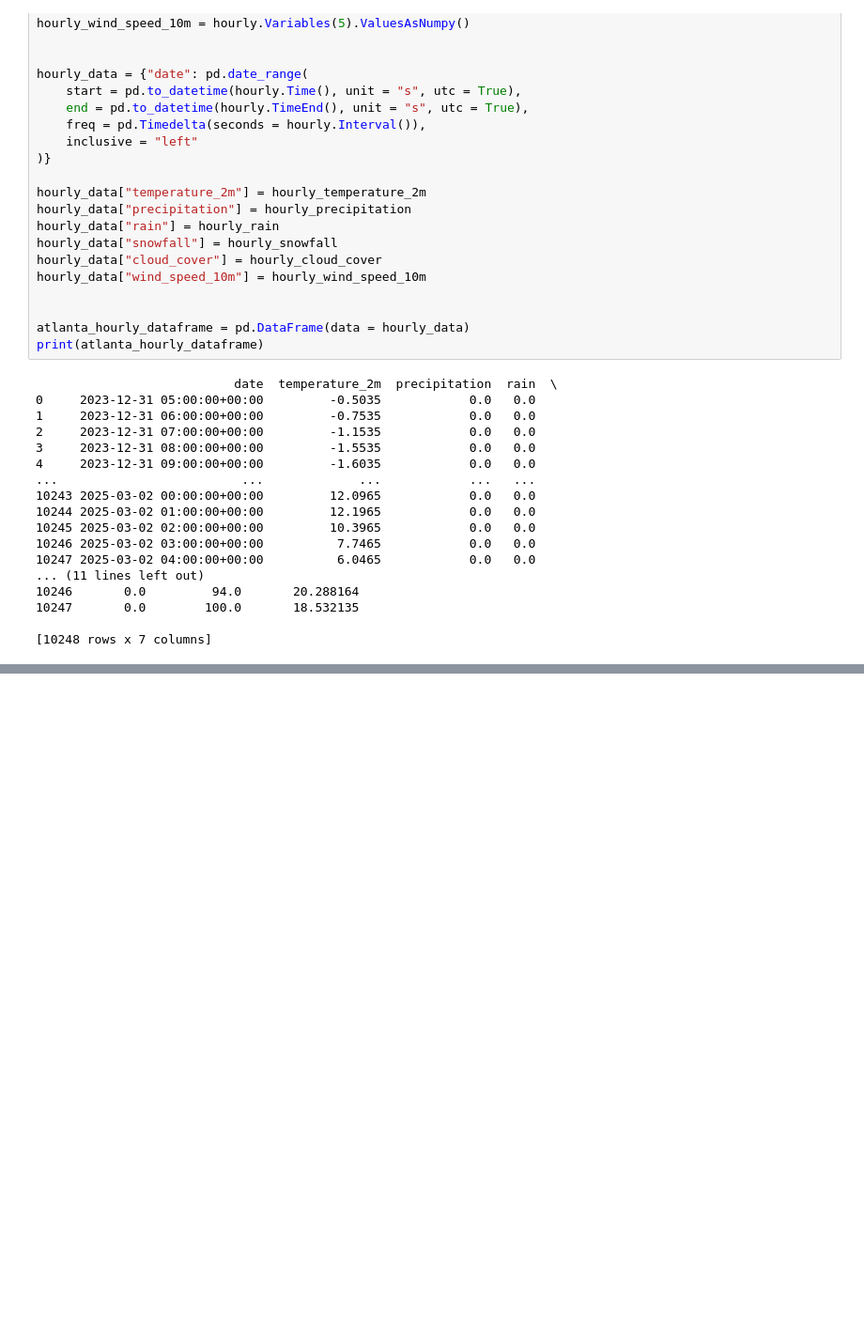
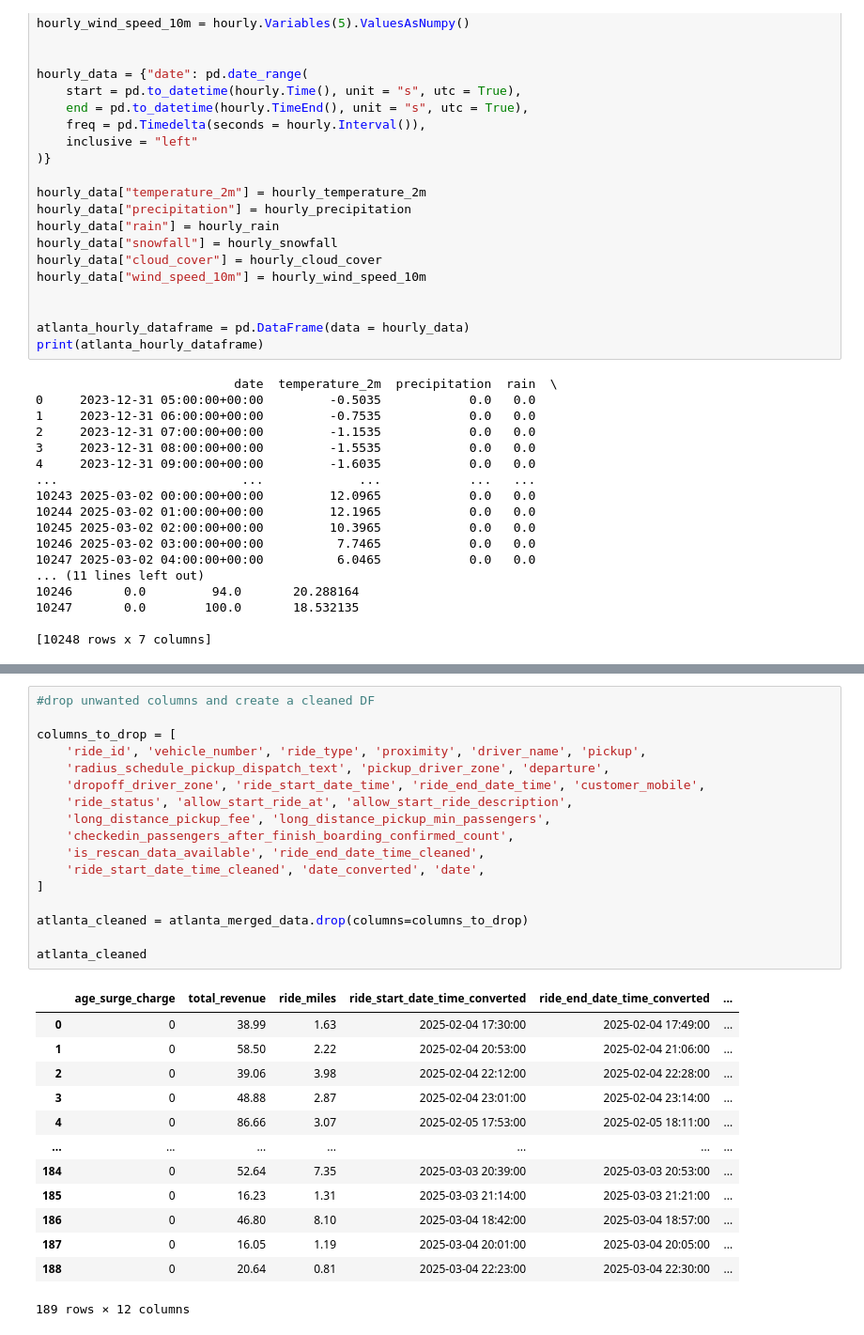
Before and after one commit to jchay3/james_hay_project_2_Compare_ride_patterns_and_predictive_modeling_of_rides_by-_transport_x, a Jupyter notebook: james_workbook_for_atlanta.ipynb, the cells around one changed output, grey strips where cells are left out. Shown at 94% size. Drawn from its saved outputs; the diff is of its cells as text; blank space fills up the shorter version.

```diff
--- a/james_workbook_for_atlanta.ipynb
+++ b/james_workbook_for_atlanta.ipynb
@@ -158,0 +257,31 @@ print(atlanta_hourly_dataframe)
+# %%
+#drop unwanted columns and create a cleaned DF
+
+columns_to_drop = [
+    'ride_id', 'vehicle_number', 'ride_type', 'proximity', 'driver_name', 'pickup',
+    'radius_schedule_pickup_dispatch_text', 'pickup_driver_zone', 'departure',
+    'dropoff_driver_zone', 'ride_start_date_time', 'ride_end_date_time', 'customer_mobile',
+    'ride_status', 'allow_start_ride_at', 'allow_start_ride_description',
+    'long_distance_pickup_fee', 'long_distance_pickup_min_passengers',
+    'checkedin_passengers_after_finish_boarding_confirmed_count',
+    'is_rescan_data_available', 'ride_end_date_time_cleaned',
+    'ride_start_date_time_cleaned', 'date_converted', 'date',
+]
+
+atlanta_cleaned = atlanta_merged_data.drop(columns=columns_to_drop)
+
+atlanta_cleaned
+# %% [output]
+|  | age_surge_charge | total_revenue | ride_miles | ride_start_date_time_converted | ride_end_date_time_converted | ... |
+| 0 | 0 | 38.99 | 1.63 | 2025-02-04 17:30:00 | 2025-02-04 17:49:00 | ... |
+| 1 | 0 | 58.50 | 2.22 | 2025-02-04 20:53:00 | 2025-02-04 21:06:00 | ... |
+| 2 | 0 | 39.06 | 3.98 | 2025-02-04 22:12:00 | 2025-02-04 22:28:00 | ... |
+| 3 | 0 | 48.88 | 2.87 | 2025-02-04 23:01:00 | 2025-02-04 23:14:00 | ... |
+| 4 | 0 | 86.66 | 3.07 | 2025-02-05 17:53:00 | 2025-02-05 18:11:00 | ... |
+| ... | ... | ... | ... | ... | ... | ... |
+| 184 | 0 | 52.64 | 7.35 | 2025-03-03 20:39:00 | 2025-03-03 20:53:00 | ... |
+| 185 | 0 | 16.23 | 1.31 | 2025-03-03 21:14:00 | 2025-03-03 21:21:00 | ... |
+| 186 | 0 | 46.80 | 8.10 | 2025-03-04 18:42:00 | 2025-03-04 18:57:00 | ... |
+| 187 | 0 | 16.05 | 1.19 | 2025-03-04 20:01:00 | 2025-03-04 20:05:00 | ... |
+| 188 | 0 | 20.64 | 0.81 | 2025-03-04 22:23:00 | 2025-03-04 22:30:00 | ... |
+189 rows × 12 columns
```
Also changed, not shown: parts of 10 cells of this notebook, 2 other files.
